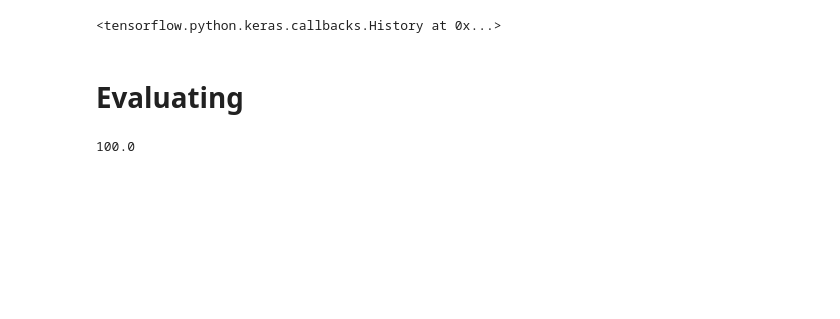
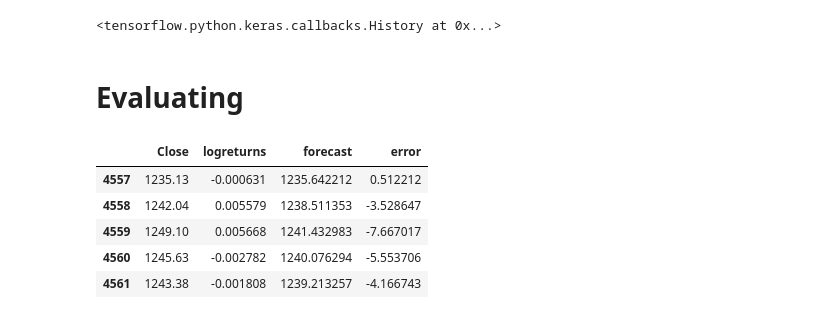
Before and after one commit to ulrikson/statistics-thesis, a Jupyter notebook: lstm.ipynb, the cells around one changed output. Saved outputs shown, nothing was run; the diff lists cells and outputs as text; code cells hidden in the pictures; blank space fills up the shorter version.

```diff
--- a/lstm.ipynb
+++ b/lstm.ipynb
@@ -80,16 +74,22 @@ forecast = scaler.inverse_transform(forecast_normalized)
 testY = scaler.inverse_transform([testY])
 # %% [markdown]
 # Evaluating
-# %%
-# logreturns to price test 1
-test_df = pd.read_csv('data/final.csv', usecols=['logreturns', 'Close'])
-test_df['price_back'] = np.exp(test_df['logreturns']) * test_df['Close'].shift(1)
-
-# logreturns to price test 2
-test_df['cumsum'] = test_df['logreturns'].cumsum()
-test_df['price_back_2'] = np.exp(test_df['cumsum']+math.log(100))
-
-# actual logreturns to price
-first_test = test_df['Close'].values[0]
-# %% [output]
-100.0
+# %%
+# Logreturns to price
+test_df = pd.read_csv('data/final.csv', usecols=['logreturns', 'Close'])
+train_full = test_df[:train_size]
+test_full = test_df[train_size:len(test_df)-2].copy()
+
+last_train = test_df['Close'].values[train_size - 1]
+price_forecast = np.exp(np.cumsum(forecast[:,0]) + math.log(last_train))
+
+test_full['forecast'] = price_forecast.tolist()
+test_full['error'] = test_full['forecast'] - test_full['Close']
+test_full.tail()
+# %% [output]
+|  | Close | logreturns | forecast | error |
+| 4557 | 1235.13 | -0.000631 | 1235.642212 | 0.512212 |
+| 4558 | 1242.04 | 0.005579 | 1238.511353 | -3.528647 |
+| 4559 | 1249.10 | 0.005668 | 1241.432983 | -7.667017 |
+| 4560 | 1245.63 | -0.002782 | 1240.076294 | -5.553706 |
+| 4561 | 1243.38 | -0.001808 | 1239.213257 | -4.166743 |
```
Also changed, not shown: parts of 6 cells of this notebook.
